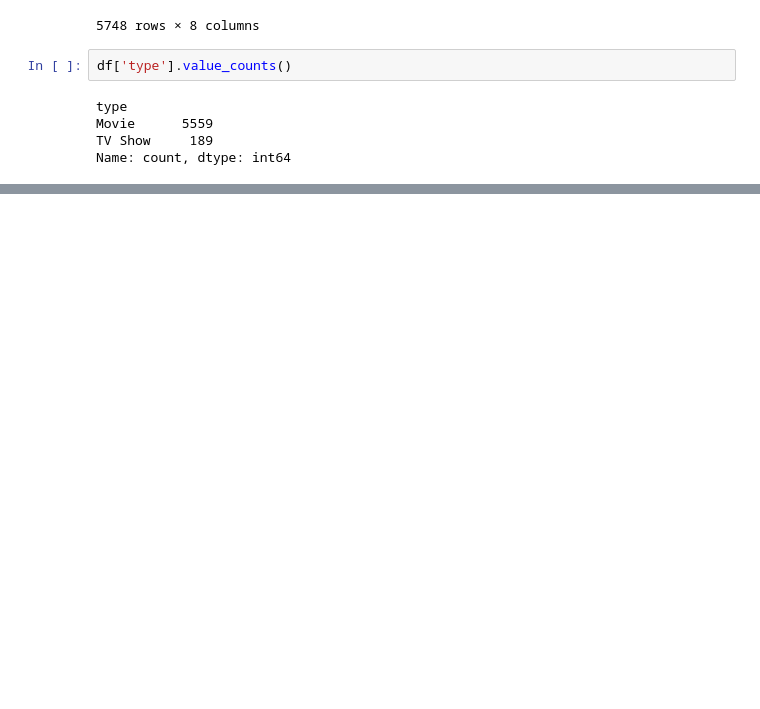
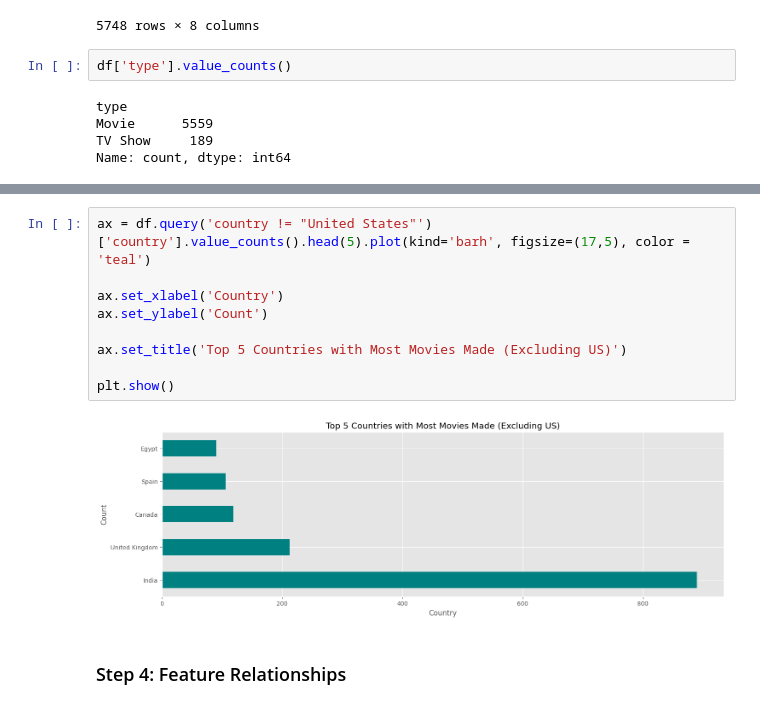
Before and after one commit to kaan4dev/netflixAnalysis, a Jupyter notebook: netflix.ipynb, the cells around one changed output, grey strips where cells are left out. Cells and saved outputs as stored; diff of their text form; blank space fills up the shorter version.

```diff
--- a/netflix.ipynb
+++ b/netflix.ipynb
@@ -149,0 +159,13 @@ df['country'].value_counts().head(5).plot(kind='barh', figsize=(17,5))
+# %%
+ax = df.query('country != "United States"')['country'].value_counts().head(5).plot(kind='barh', figsize=(17,5), color = 'teal')
+
+ax.set_xlabel('Country')
+ax.set_ylabel('Count')
+
+ax.set_title('Top 5 Countries with Most Movies Made (Excluding US)')
+
+plt.show()
+# %% [output]
+[figure, added]
+# %% [markdown]
+### Step 4: Feature Relationships
```
Also changed, not shown: parts of 5 cells of this notebook, 3 other files.
